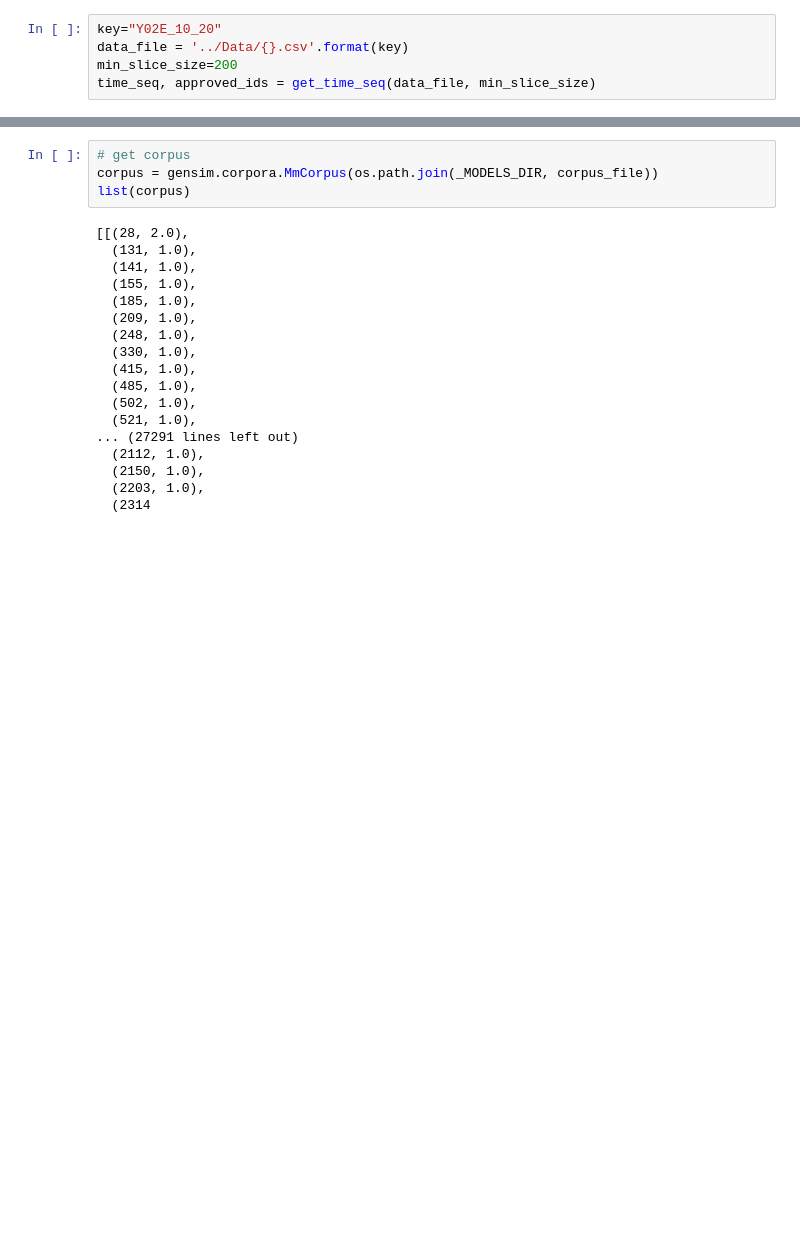
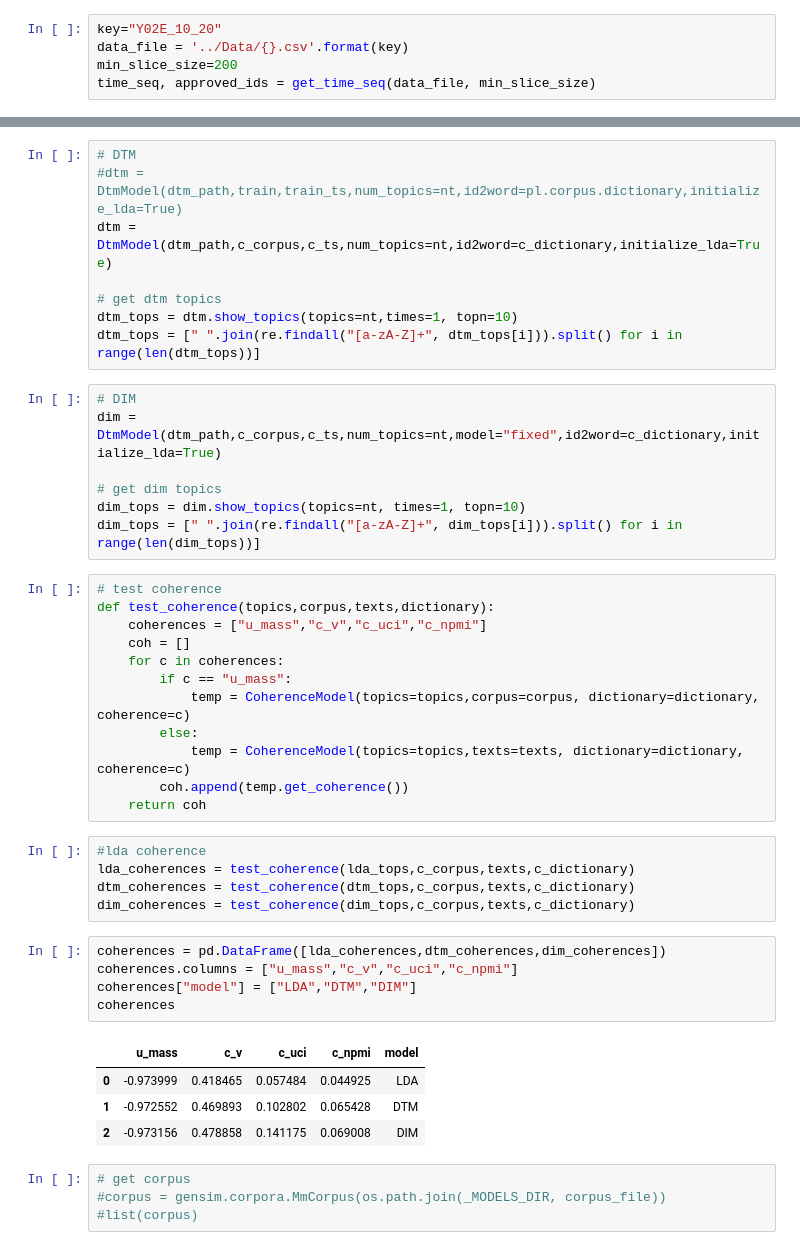
Before and after one commit to JiaxiangBU/UCL_MSc_Thesis_2016, a Jupyter notebook: Code/Coherence.ipynb, the cells around one changed output, grey strips where cells are left out. Saved outputs shown, nothing was run; the diff lists cells and outputs as text; blank space fills up the shorter version.

Commit message:
umass,cv,cuci,cnpmi measures working for all models

```diff
--- a/Code/Coherence.ipynb
+++ b/Code/Coherence.ipynb
@@ -271,23 +598,47 @@ nan
+# %%
+# DTM
+#dtm = DtmModel(dtm_path,train,train_ts,num_topics=nt,id2word=pl.corpus.dictionary,initialize_lda=True)
+dtm = DtmModel(dtm_path,c_corpus,c_ts,num_topics=nt,id2word=c_dictionary,initialize_lda=True)
+
+# get dtm topics
+dtm_tops = dtm.show_topics(topics=nt,times=1, topn=10)
+dtm_tops = [" ".join(re.findall("[a-zA-Z]+", dtm_tops[i])).split() for i in range(len(dtm_tops))]
+# %%
+# DIM
+dim = DtmModel(dtm_path,c_corpus,c_ts,num_topics=nt,model="fixed",id2word=c_dictionary,initialize_lda=True)
+
+# get dim topics
+dim_tops = dim.show_topics(topics=nt, times=1, topn=10)
+dim_tops = [" ".join(re.findall("[a-zA-Z]+", dim_tops[i])).split() for i in range(len(dim_tops))]
+# %%
+# test coherence
+def test_coherence(topics,corpus,texts,dictionary):
+    coherences = ["u_mass","c_v","c_uci","c_npmi"]
+    coh = []
+    for c in coherences:
+        if c == "u_mass":
+            temp = CoherenceModel(topics=topics,corpus=corpus, dictionary=dictionary, coherence=c)
+        else:
+            temp = CoherenceModel(topics=topics,texts=texts, dictionary=dictionary, coherence=c)
+        coh.append(temp.get_coherence())
+    return coh
+# %%
+#lda coherence
+lda_coherences = test_coherence(lda_tops,c_corpus,texts,c_dictionary)
+dtm_coherences = test_coherence(dtm_tops,c_corpus,texts,c_dictionary)
+dim_coherences = test_coherence(dim_tops,c_corpus,texts,c_dictionary)
+# %%
+coherences = pd.DataFrame([lda_coherences,dtm_coherences,dim_coherences])
+coherences.columns = ["u_mass","c_v","c_uci","c_npmi"]
+coherences["model"] = ["LDA","DTM","DIM"]
+coherences
+# %% [output]
+|  | u_mass | c_v | c_uci | c_npmi | model |
+| 0 | -0.973999 | 0.418465 | 0.057484 | 0.044925 | LDA |
+| 1 | -0.972552 | 0.469893 | 0.102802 | 0.065428 | DTM |
+| 2 | -0.973156 | 0.478858 | 0.141175 | 0.069008 | DIM |
 # %%
 # get corpus
-corpus = gensim.corpora.MmCorpus(os.path.join(_MODELS_DIR, corpus_file))
-list(corpus)
+#corpus = gensim.corpora.MmCorpus(os.path.join(_MODELS_DIR, corpus_file))
+#list(corpus)
-# %% [output]
-[[(28, 2.0),
-  (131, 1.0),
-  (141, 1.0),
-  (155, 1.0),
-  (185, 1.0),
-  (209, 1.0),
-  (248, 1.0),
-  (330, 1.0),
-  (415, 1.0),
-  (485, 1.0),
-  (502, 1.0),
-  (521, 1.0),
-... (27291 lines left out)
-  (2112, 1.0),
-  (2150, 1.0),
-  (2203, 1.0),
-  (2314
 # %%
```
Also changed, not shown: parts of 26 cells of this notebook.
